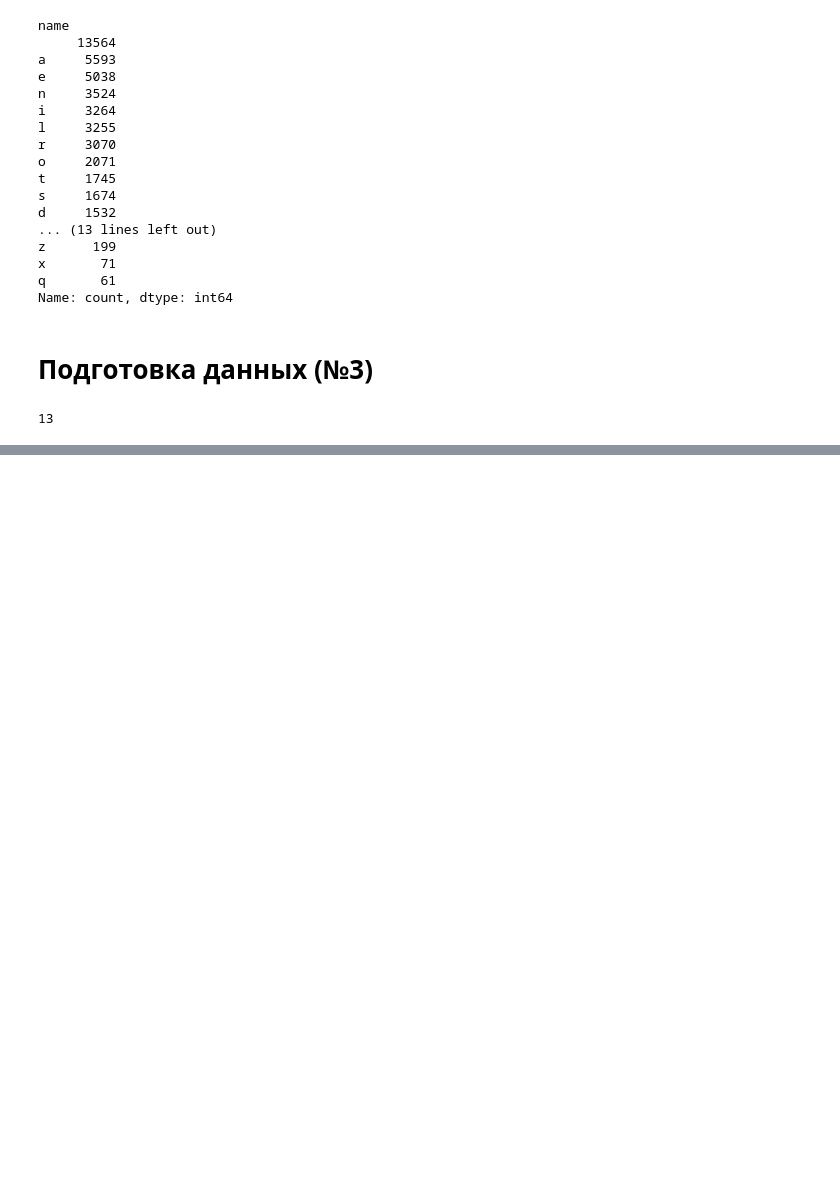
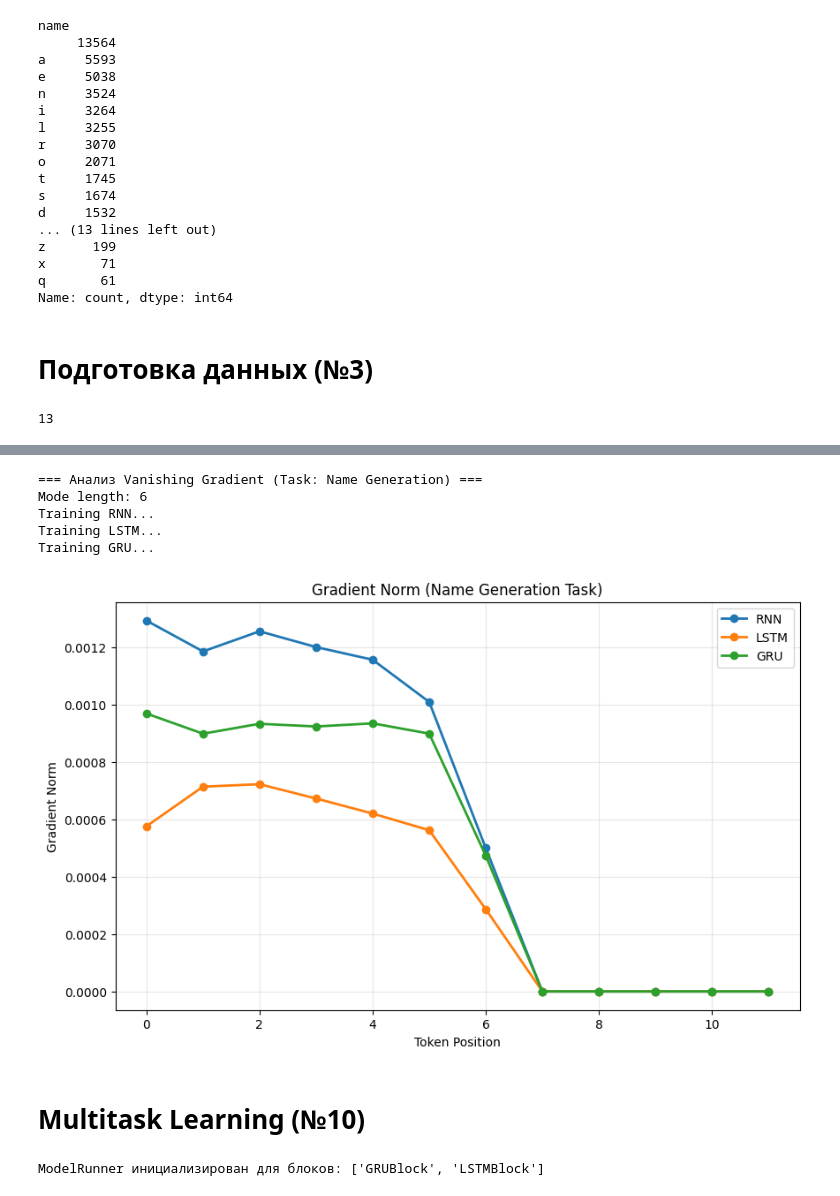
Before and after one commit to Analagis/learning_ML_projects, a Jupyter notebook: Project10/src/report.ipynb, the cells around one changed output, grey strips where cells are left out. Saved outputs shown, nothing was run; the diff lists cells and outputs as text; code cells hidden in the pictures; blank space fills up the shorter version.

```diff
--- a/Project10/src/report.ipynb
+++ b/Project10/src/report.ipynb
@@ -349,0 +245,15 @@ test_roc_auc:  0.917
+# %%
+analyze_vanishing_gradient_torch_name(X_train, token2id)
+# %% [output]
+=== Анализ Vanishing Gradient (Task: Name Generation) ===
+Mode length: 6
+Training RNN...
+Training LSTM...
+Training GRU...
+[figure, added]
+# %% [markdown]
+# Multitask Learning (№10)
+# %%
+models_both = ModelRunner(['GRUBlock', 'LSTMBlock'], len(tokens))
+# %% [output]
+ModelRunner инициализирован для блоков: ['GRUBlock', 'LSTMBlock']
```
Also changed, not shown: parts of 56 cells of this notebook, 3 other files.
